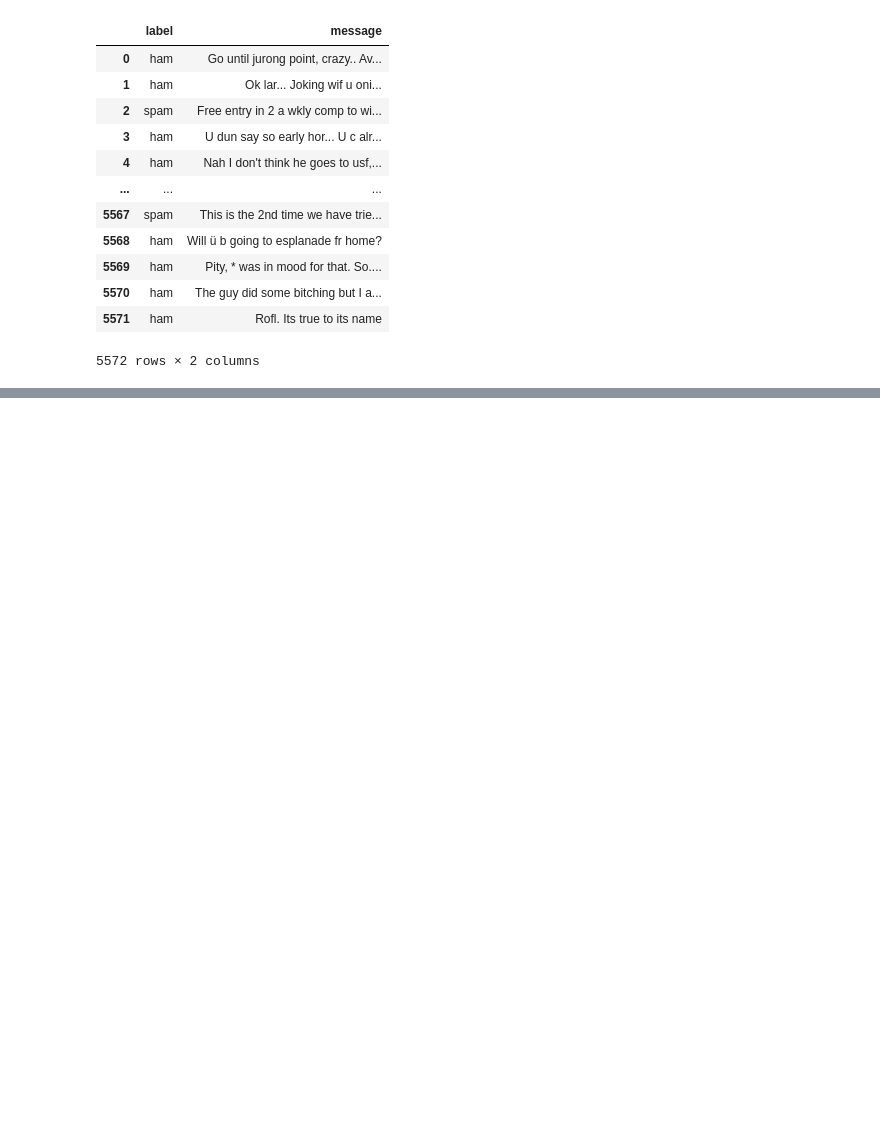
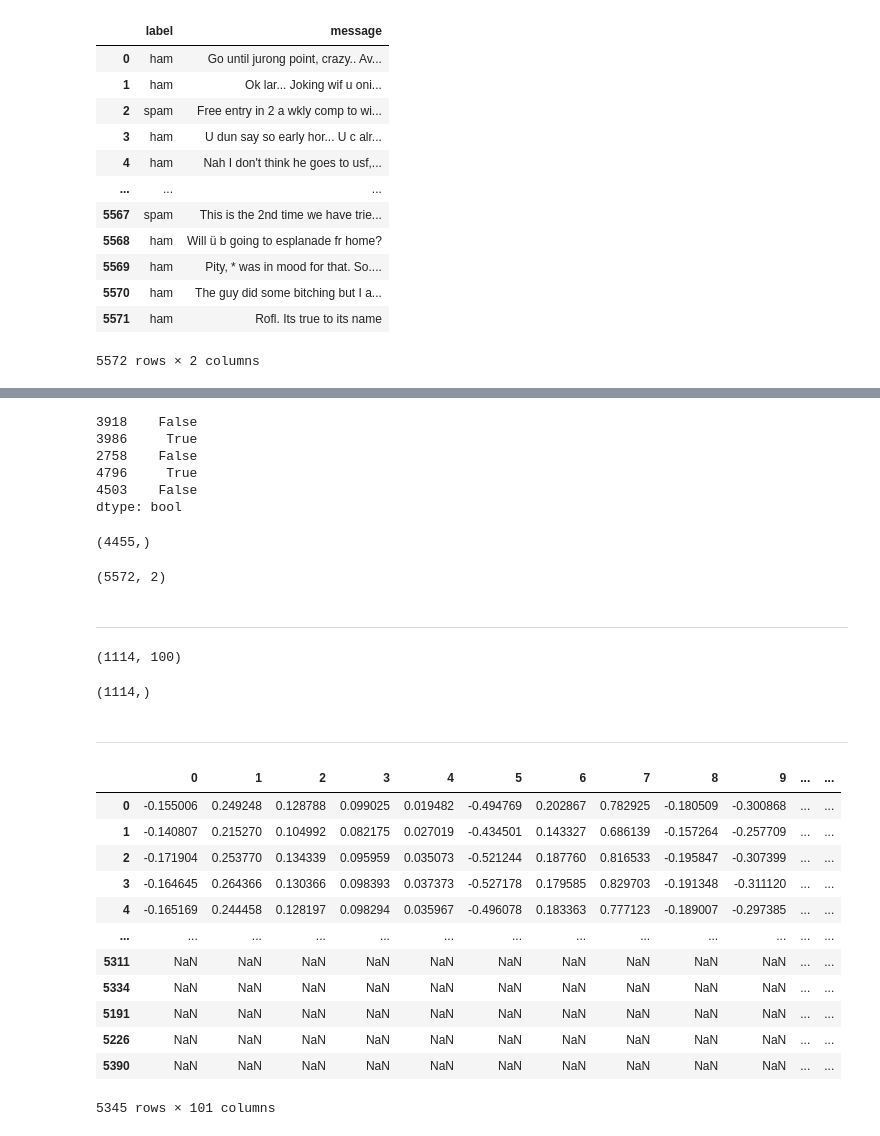
Before and after one commit to iceyisaak/bow-sms-spam-collection, a Jupyter notebook: word-embedding-sms-spam-collection.ipynb, the cells around one changed output, grey strips where cells are left out. Saved outputs shown, nothing was run; the diff lists cells and outputs as text; code cells hidden in the pictures; blank space fills up the shorter version.

```diff
--- a/word-embedding-sms-spam-collection.ipynb
+++ b/word-embedding-sms-spam-collection.ipynb
@@ -34,0 +376,2 @@ messages
+# %%
+X_train = pd.Series(X_train)
@@ -34,0 +429,9 @@ messages
+# %%
+%pip install tqdm
+from tqdm import tqdm
+
+# Apply the AVG Vector to every sentence used in the training
+X_test_aw2v = []
+
+for i in tqdm(range(len(X_test))):
+    X_test_aw2v.append(avg_w2v(X_test[i]))
@@ -34,0 +477,14 @@ messages
+# %%
+# 1. Create a list to store the individual DataFrames/rows
+X_list = []
+
+# 2. Loop through your data (X_train) and append the new DataFrame/row to the list
+for i in range(0,len(X_train)):
+    # Assuming X[i] is a NumPy array
+    new_row_X = pd.DataFrame(X_train[i].reshape(1, -1))
+    X_list.append(new_row_X)
+
+# 3. Concatenate all DataFrames in the list *once*
+#    The ignore_index=True parameter handles resetting the index for the final DataFrame,
+#    which mimics the behavior of the old append() call.
+X_train = pd.concat(X_list, ignore_index=True)
@@ -34,0 +509,19 @@ messages
+# %%
+y_train.head()
+# %% [output]
+3918    False
+3986     True
+2758    False
+4796     True
+4503    False
+dtype: bool
+# %%
+y_train.shape
+# %% [output]
+(4455,)
+# %%
+messages.shape
+# %% [output]
+(5572, 2)
+# %% [markdown]
+---
@@ -34,0 +542,28 @@ messages
+# %%
+X_test.shape
+# %% [output]
+(1114, 100)
+# %%
+y_test.shape
+# %% [output]
+(1114,)
+# %% [markdown]
+---
+# %%
+df = pd.concat([X_train,y_train], axis=1)
+# %%
+df
+# %% [output]
+|  | 0 | 1 | 2 | 3 | 4 | 5 | 6 | 7 | 8 | 9 | ... | ... |
+| 0 | -0.155006 | 0.249248 | 0.128788 | 0.099025 | 0.019482 | -0.494769 | 0.202867 | 0.782925 | -0.180509 | -0.300868 | ... | ... |
+| 1 | -0.140807 | 0.215270 | 0.104992 | 0.082175 | 0.027019 | -0.434501 | 0.143327 | 0.686139 | -0.157264 | -0.257709 | ... | ... |
+| 2 | -0.171904 | 0.253770 | 0.134339 | 0.095959 | 0.035073 | -0.521244 | 0.187760 | 0.816533 | -0.195847 | -0.307399 | ... | ... |
+| 3 | -0.164645 | 0.264366 | 0.130366 | 0.098393 | 0.037373 | -0.527178 | 0.179585 | 0.829703 | -0.191348 | -0.311120 | ... | ... |
+| 4 | -0.165169 | 0.244458 | 0.128197 | 0.098294 | 0.035967 | -0.496078 | 0.183363 | 0.777123 | -0.189007 | -0.297385 | ... | ... |
+| ... | ... | ... | ... | ... | ... | ... | ... | ... | ... | ... | ... | ... |
+| 5311 | NaN | NaN | NaN | NaN | NaN | NaN | NaN | NaN | NaN | NaN | ... | ... |
+| 5334 | NaN | NaN | NaN | NaN | NaN | NaN | NaN | NaN | NaN | NaN | ... | ... |
+| 5191 | NaN | NaN | NaN | NaN | NaN | NaN | NaN | NaN | NaN | NaN | ... | ... |
+| 5226 | NaN | NaN | NaN | NaN | NaN | NaN | NaN | NaN | NaN | NaN | ... | ... |
+| 5390 | NaN | NaN | NaN | NaN | NaN | NaN | NaN | NaN | NaN | NaN | ... | ... |
+5345 rows × 101 columns
```
Also changed, not shown: parts of 95 cells of this notebook.
